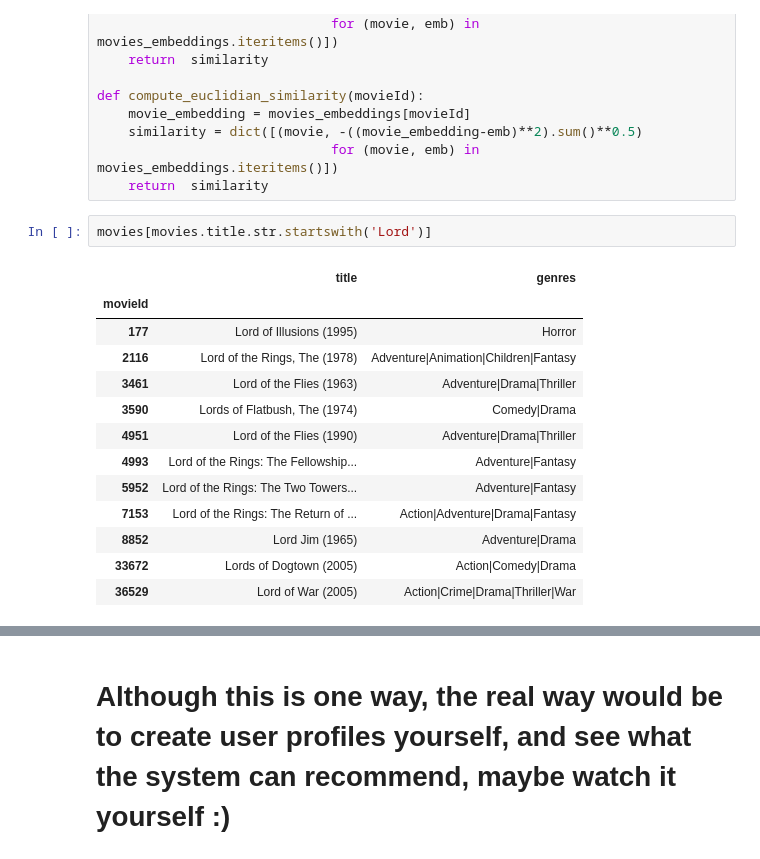
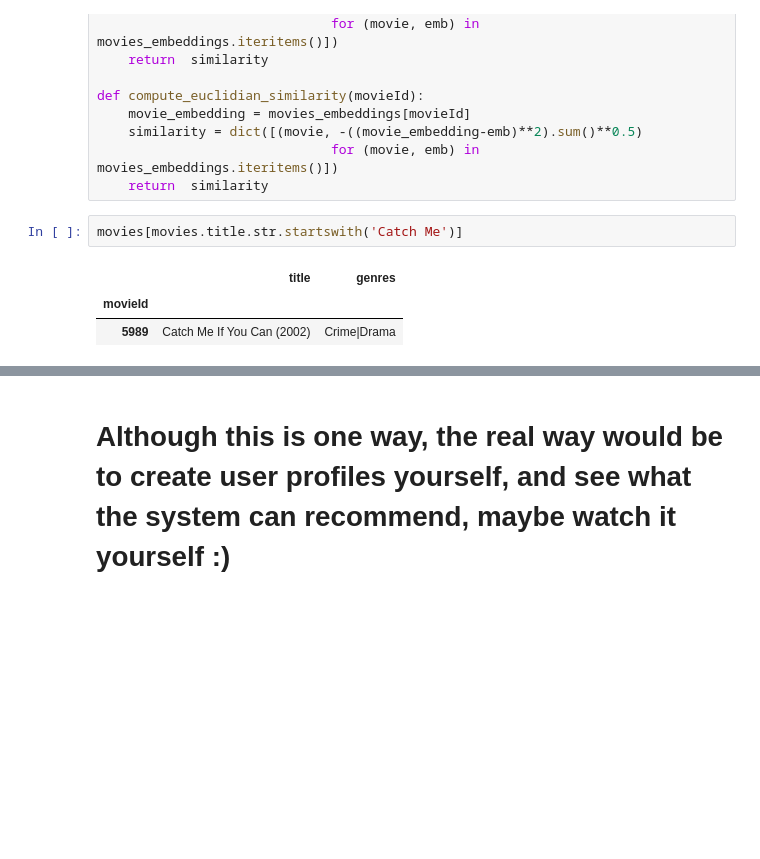
Before and after one commit to 23333333333/optsumcf, a Jupyter notebook: Collaborative Filtering.ipynb, the cells around one changed output, grey strips where cells are left out. Saved outputs shown, nothing was run; the diff lists cells and outputs as text; blank space fills up the shorter version.

```diff
--- a/Collaborative Filtering.ipynb
+++ b/Collaborative Filtering.ipynb
@@ -647,19 +646,9 @@ def compute_euclidian_similarity(movieId):
                               for (movie, emb) in movies_embeddings.iteritems()])
     return  similarity
 # %%
-movies[movies.title.str.startswith('Lord')]
+movies[movies.title.str.startswith('Catch Me')]
 # %% [output]
 |  | title | genres |
 | movieId |  |  |
-| 177 | Lord of Illusions (1995) | Horror |
-| 2116 | Lord of the Rings, The (1978) | Adventure|Animation|Children|Fantasy |
-| 3461 | Lord of the Flies (1963) | Adventure|Drama|Thriller |
-| 3590 | Lords of Flatbush, The (1974) | Comedy|Drama |
-| 4951 | Lord of the Flies (1990) | Adventure|Drama|Thriller |
-| 4993 | Lord of the Rings: The Fellowship... | Adventure|Fantasy |
-| 5952 | Lord of the Rings: The Two Towers... | Adventure|Fantasy |
-| 7153 | Lord of the Rings: The Return of ... | Action|Adventure|Drama|Fantasy |
-| 8852 | Lord Jim (1965) | Adventure|Drama |
-| 33672 | Lords of Dogtown (2005) | Action|Comedy|Drama |
-| 36529 | Lord of War (2005) | Action|Crime|Drama|Thriller|War |
+| 5989 | Catch Me If You Can (2002) | Crime|Drama |
 # %%
```
Also changed, not shown: parts of 9 cells of this notebook, 6 other files.
